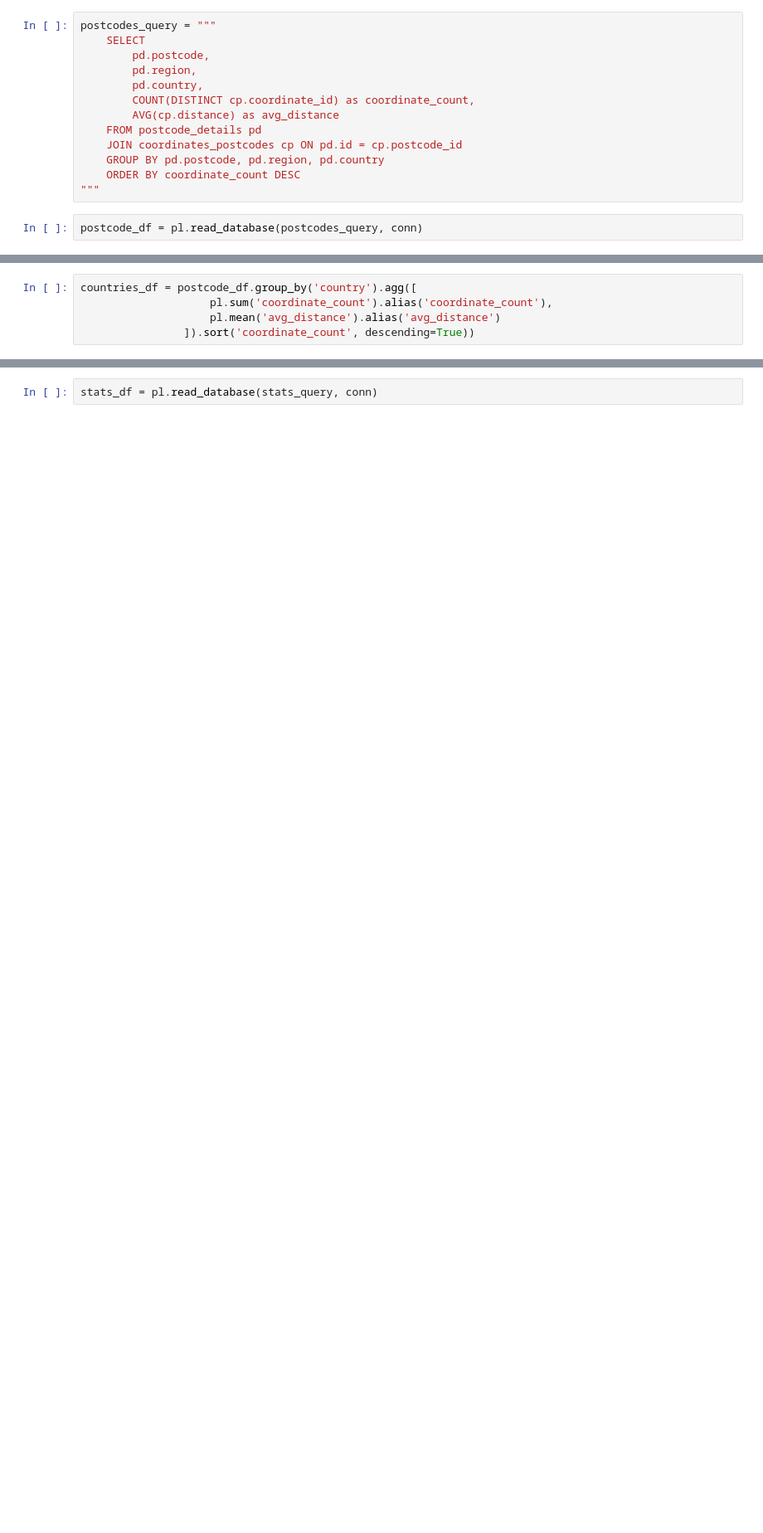
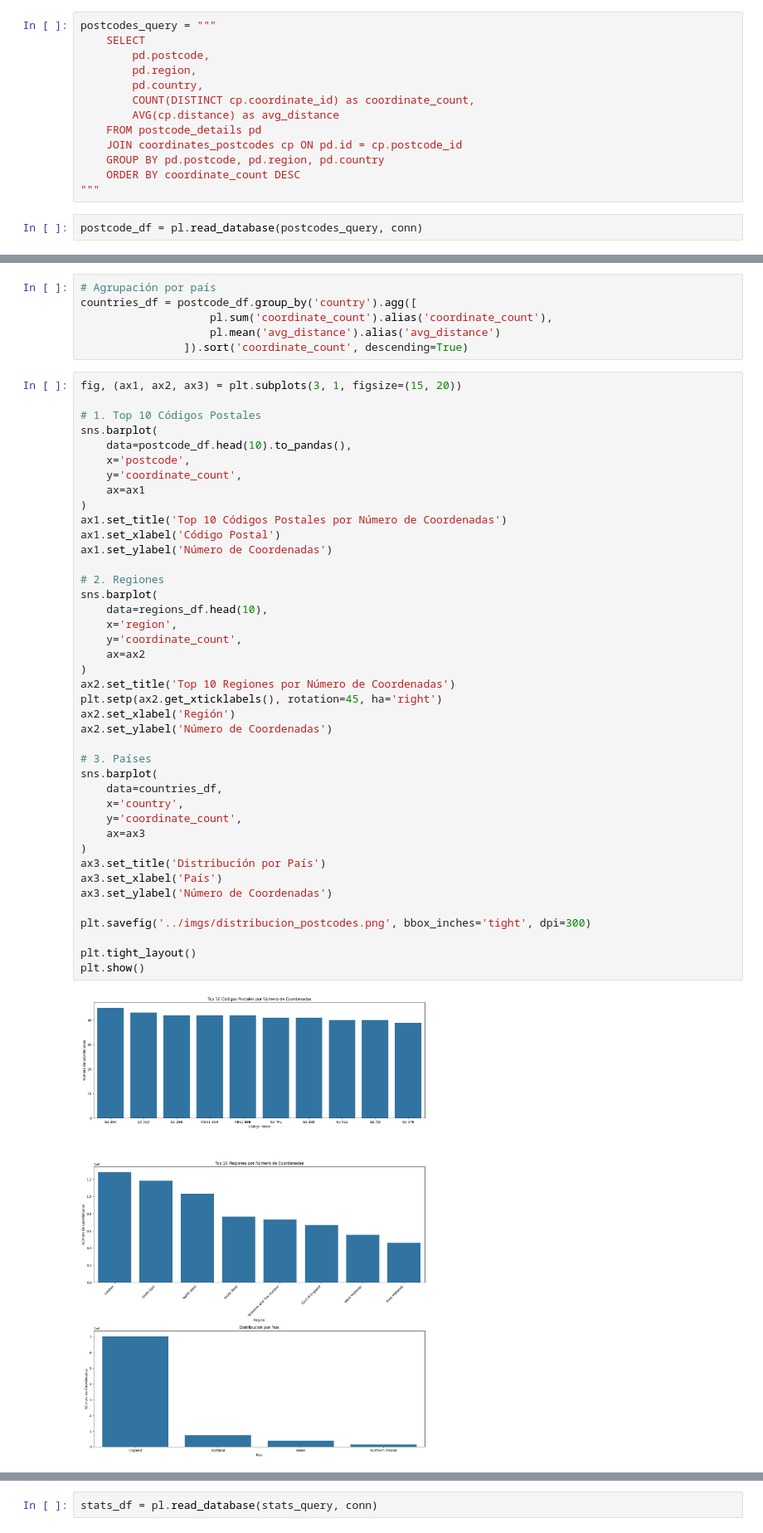
Before and after one commit to luisferico/prueba-de, a Jupyter notebook: notebooks/eda_postcodes.ipynb, the cells around one changed output, grey strips where cells are left out. Shown at 83% size. Drawn from its saved outputs; the diff is of its cells as text; blank space fills up the shorter version.

```diff
--- a/notebooks/eda_postcodes.ipynb
+++ b/notebooks/eda_postcodes.ipynb
@@ -59,7 +62,51 @@ regions_df = postcode_df.group_by(['region', 'country']).agg([
                 pl.col('avg_distance').mean().alias('avg_distance')
             ]).sort('coordinate_count', descending=True)
 # %%
+# Agrupación por país
 countries_df = postcode_df.group_by('country').agg([
                     pl.sum('coordinate_count').alias('coordinate_count'),
                     pl.mean('avg_distance').alias('avg_distance')
-                ]).sort('coordinate_count', descending=True))
+                ]).sort('coordinate_count', descending=True)
+# %%
+fig, (ax1, ax2, ax3) = plt.subplots(3, 1, figsize=(15, 20))
+
+# 1. Top 10 Códigos Postales
+sns.barplot(
+    data=postcode_df.head(10).to_pandas(),
+    x='postcode',
+    y='coordinate_count',
+    ax=ax1
+)
+ax1.set_title('Top 10 Códigos Postales por Número de Coordenadas')
+ax1.set_xlabel('Código Postal')
+ax1.set_ylabel('Número de Coordenadas')
+
+# 2. Regiones
+sns.barplot(
+    data=regions_df.head(10),
+    x='region',
+    y='coordinate_count',
+    ax=ax2
+)
+ax2.set_title('Top 10 Regiones por Número de Coordenadas')
+plt.setp(ax2.get_xticklabels(), rotation=45, ha='right')
+ax2.set_xlabel('Región')
+ax2.set_ylabel('Número de Coordenadas')
+
+# 3. Países
+sns.barplot(
+    data=countries_df,
+    x='country',
+    y='coordinate_count',
+    ax=ax3
+)
+ax3.set_title('Distribución por País')
+ax3.set_xlabel('País')
+ax3.set_ylabel('Número de Coordenadas')
+
+plt.savefig('../imgs/distribucion_postcodes.png', bbox_inches='tight', dpi=300)
+
+plt.tight_layout()
+plt.show()
+# %% [output]
+[figure, added]
```
Also changed, not shown: parts of 33 cells of this notebook, 5 other files.
